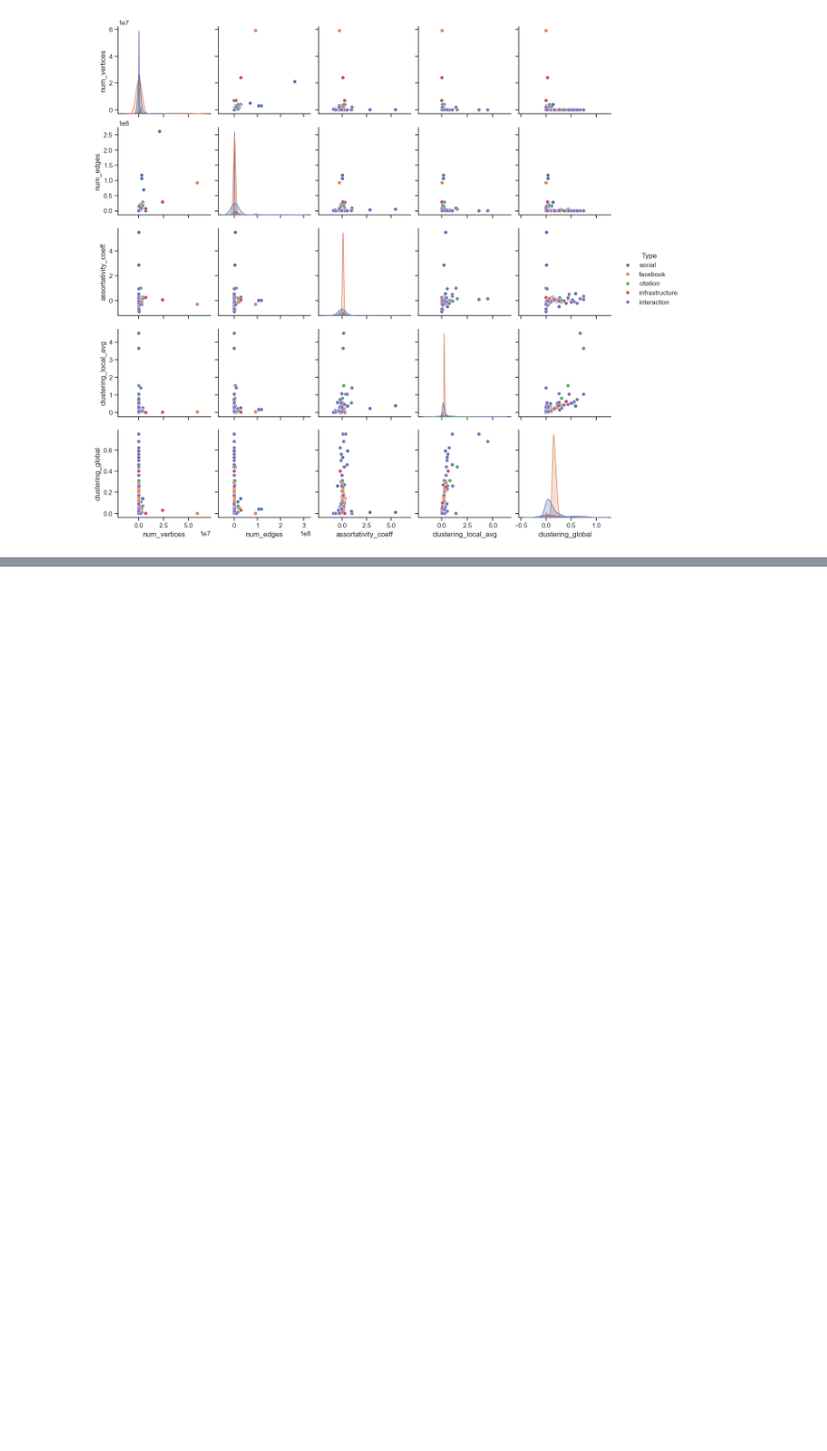
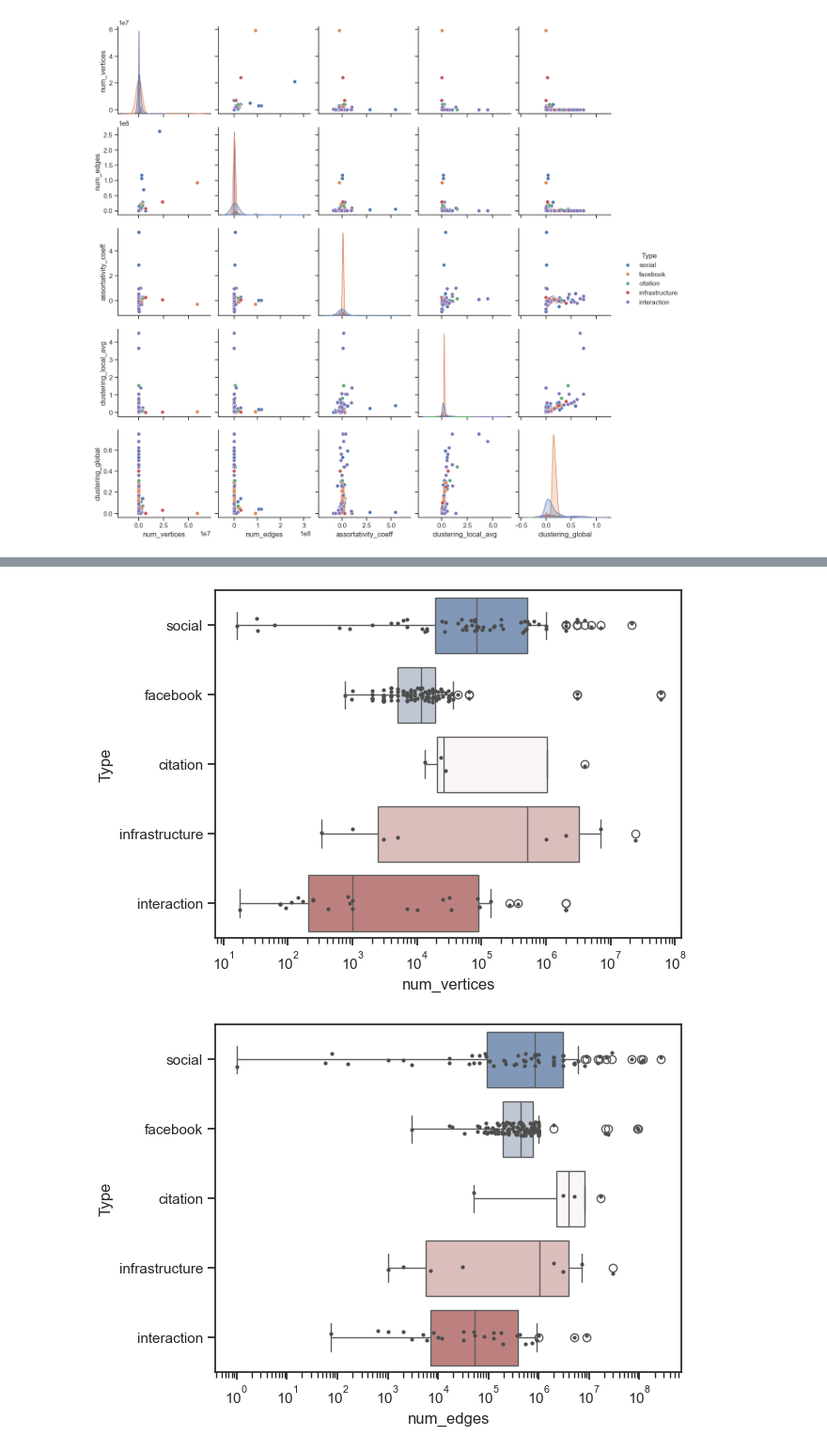
Before and after one commit to murillo-group/miniature_graphs, a Jupyter notebook: research/dbs/explore_dbs.ipynb, the cells around one changed output, grey strips where cells are left out. Shown at 94% size. Saved outputs shown, nothing was run; the diff lists cells and outputs as text; code cells hidden in the pictures; blank space fills up the shorter version.

```diff
--- a/research/dbs/explore_dbs.ipynb
+++ b/research/dbs/explore_dbs.ipynb
@@ -55,0 +84,23 @@ sns.pairplot(df,hue="Type")
+# %%
+def boxplot(df,x):
+    plt.figure()
+    sns.boxplot(
+    df, x=x,y="Type",hue="Type",palette='vlag'
+    )
+
+    sns.stripplot(df,x=x,y="Type",size=3,color=".3")
+
+
+boxplot(df,'num_vertices')
+plt.xscale('log')
+
+boxplot(df,'num_edges')
+plt.xscale('log')
+
+boxplot(df,'assortativity_coeff')
+boxplot(df,'clustering_global')
+boxplot(df,'clustering_local_avg')
+boxplot(df,'degree_avg')
+# %% [output]
+[figure, added]
+[figure, added]
```
Also changed, not shown: parts of 8 cells of this notebook.
